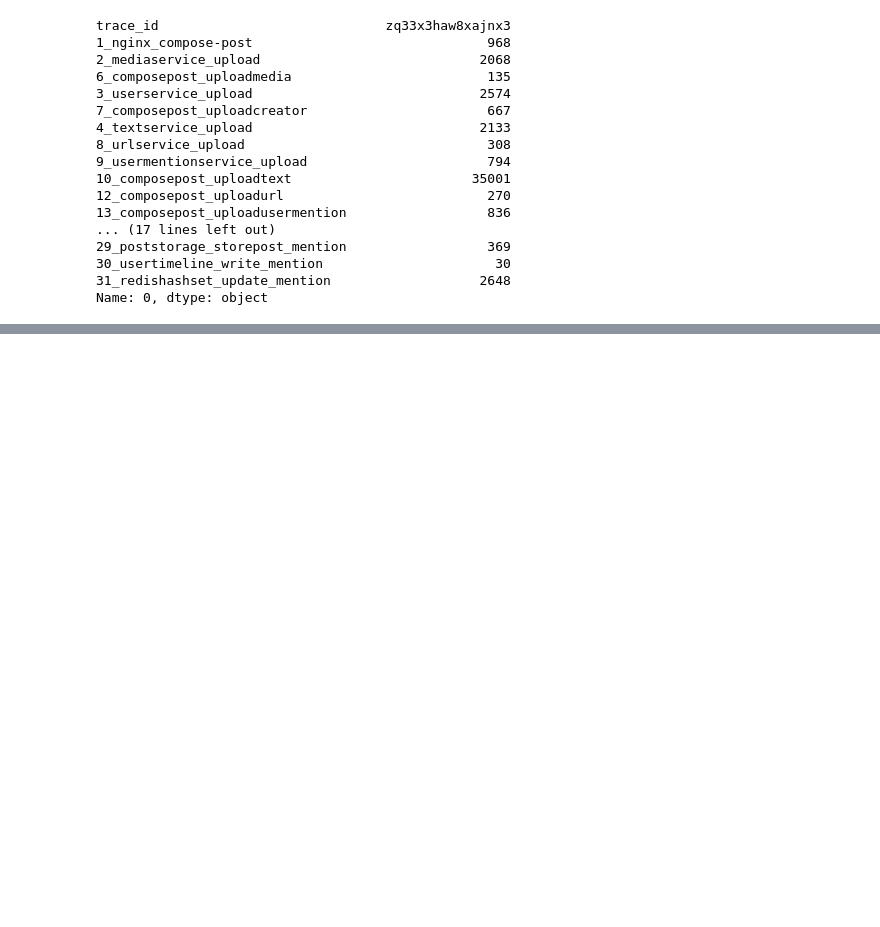
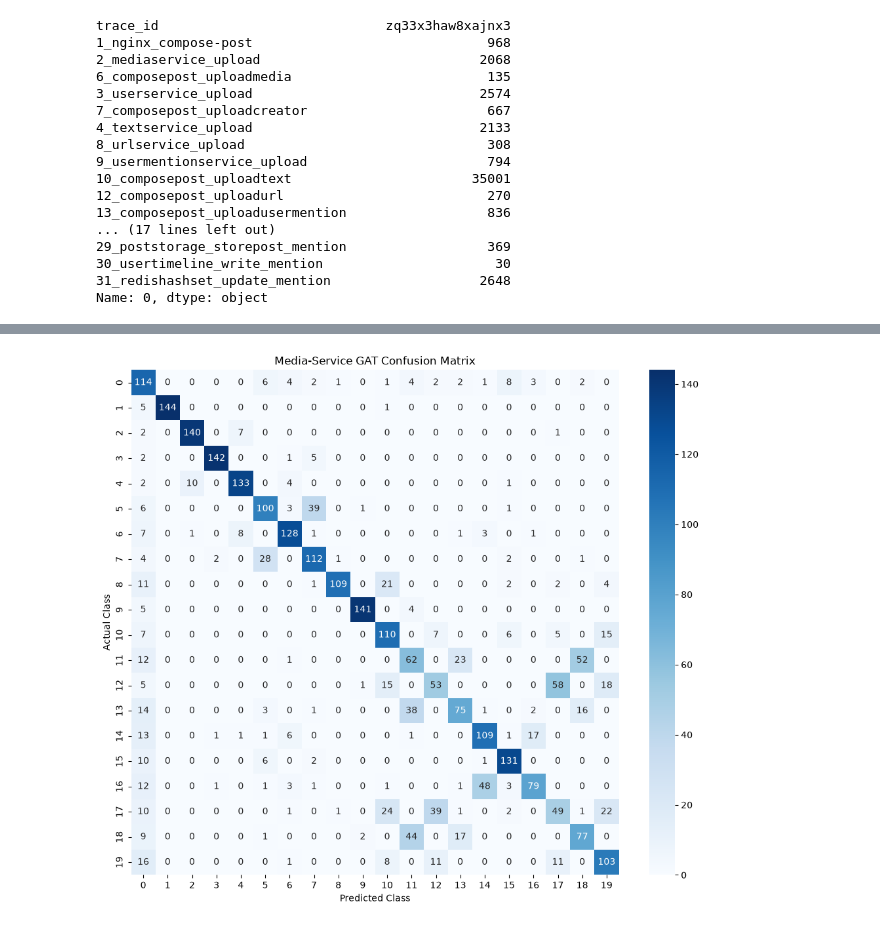
Before and after one commit to GanesuJaswant/ServiceGuard-GNN, a Jupyter notebook: notebooks/1_dataset_exploration.ipynb, the cells around one changed output, grey strips where cells are left out. Saved outputs shown, nothing was run; the diff lists cells and outputs as text; code cells hidden in the pictures; blank space fills up the shorter version.

Commit message:
Build ServiceGuard GNN fault diagnosis pipeline

```diff
--- a/notebooks/1_dataset_exploration.ipynb
+++ b/notebooks/1_dataset_exploration.ipynb
@@ -319,0 +4850,18 @@ x=torch.ten
+# %%
+hotel_model = ServiceGuardGAT(
+    num_classes=7
+)
+
+media_model = ServiceGuardGAT(
+    num_classes=20
+)
+
+social_model = ServiceGuardGAT(
+    num_classes=32
+)
+
+ticket_model = ServiceGuardGAT(
+    num_classes=13
+)
+
+print("All four models created successfully.")
@@ -319,0 +5438,55 @@ x=torch.ten
+# %%
+from sklearn.metrics import confusion_matrix
+import matplotlib.pyplot as plt
+import seaborn as sns
+
+media_model.eval()
+
+all_predictions = []
+all_labels = []
+
+with torch.no_grad():
+
+    for batch in application_loaders[
+        "media-service"
+    ]["test"]:
+
+        batch = batch.to(device)
+
+        output = media_model(
+            batch.x,
+            batch.edge_index,
+            batch.batch
+        )
+
+        predictions = output.argmax(dim=1)
+
+        all_predictions.extend(
+            predictions.cpu().numpy()
+        )
+
+        all_labels.extend(
+            batch.y.cpu().numpy()
+        )
+
+cm = confusion_matrix(
+    all_labels,
+    all_predictions
+)
+
+plt.figure(figsize=(12, 10))
+
+sns.heatmap(
+    cm,
+    annot=True,
+    fmt="d",
+    cmap="Blues"
+)
+
+plt.xlabel("Predicted Class")
+plt.ylabel("Actual Class")
+plt.title("Media-Service GAT Confusion Matrix")
+
+plt.show()
+# %% [output]
+[figure, added]
```
Also changed, not shown: parts of 278 cells of this notebook, 12 other files.
